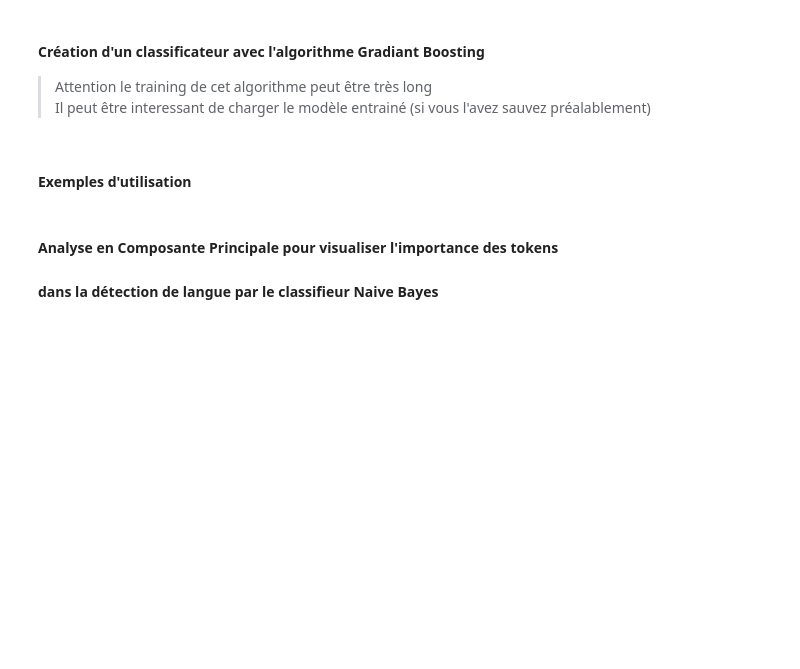
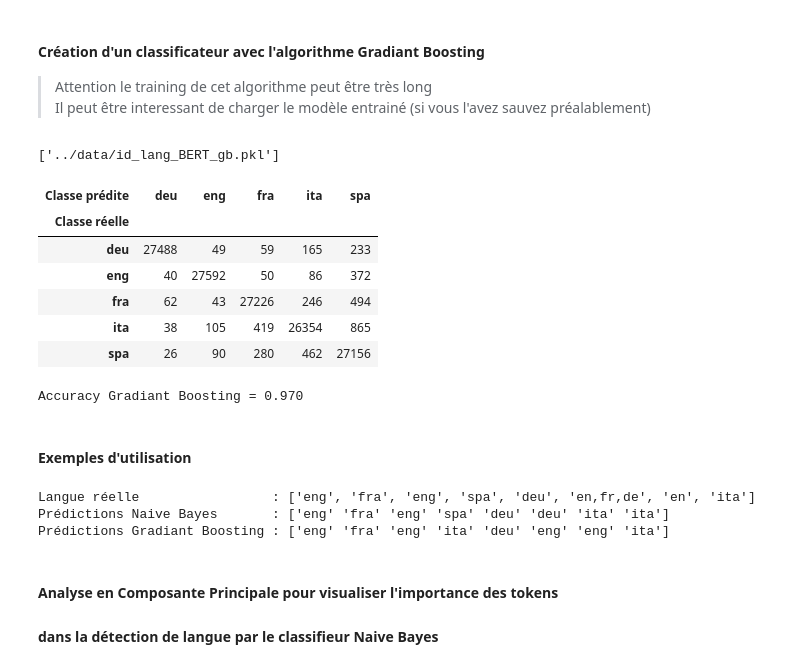
Before and after one commit to DataScientest-Studio/AVR23_CDS_Reco_vocale, a Jupyter notebook: notebooks/Detection de langue avec BERT ou Tiktoken rev1.ipynb, the cells around one changed output. Drawn from its saved outputs; the diff is of its cells as text; code cells hidden in the pictures; blank space fills up the shorter version.

```diff
--- a/notebooks/Detection de langue avec BERT ou Tiktoken rev1.ipynb
+++ b/notebooks/Detection de langue avec BERT ou Tiktoken rev1.ipynb
@@ -191,17 +191,28 @@ from sklearn.ensemble import GradientBoostingClassifier
 clf_gb = GradientBoostingClassifier(n_estimators=100, learning_rate=1, max_depth=1, random_state=0).fit(X_train, y_train)
 
 # Save the model to a file
-joblib.dump(clf_gb, "../data/"+get_file_name(titoken_tokenization,"gb"))
+# joblib.dump(clf_gb, "../data/"+get_file_name(titoken_tokenization,"gb"))
+# %% [output]
+['../data/id_lang_BERT_gb.pkl']
 # %%
 # Load the model from a file
-clf_gb = joblib.load("../data/"+get_file_name(titoken_tokenization,"gb"))
-dict_ids, decoded_keys = load_dict_token()
+# clf_gb = joblib.load("../data/"+get_file_name(titoken_tokenization,"gb"))
+# dict_ids, decoded_keys = load_dict_token()
 
 # Calculer les prédictions
 y_pred_gb = clf_gb.predict(X_test)
 accuracy_gradiant_boosting = accuracy_score(y_test, y_pred_gb)
 display(pd.crosstab(y_test,y_pred_gb,rownames=['Classe réelle'], colnames=['Classe prédite']))
 print("Accuracy Gradiant Boosting = {:.3f}".format(accuracy_gradiant_boosting))
+# %% [output]
+| Classe prédite | deu | eng | fra | ita | spa |
+| Classe réelle |  |  |  |  |  |
+| deu | 27488 | 49 | 59 | 165 | 233 |
+| eng | 40 | 27592 | 50 | 86 | 372 |
+| fra | 62 | 43 | 27226 | 246 | 494 |
+| ita | 38 | 105 | 419 | 26354 | 865 |
+| spa | 26 | 90 | 280 | 462 | 27156 |
+Accuracy Gradiant Boosting = 0.970
 # %% [markdown]
 #### Exemples d'utilisation
 # %%
@@ -227,6 +238,10 @@ predictions_gb = clf_gb.predict(create_BOW(exemple))
 print('Langue réelle                 :',['eng','fra','eng','spa','deu','en,fr,de','en','ita'])
 print('Prédictions Naive Bayes       :',predictions_nb)
 print('Prédictions Gradiant Boosting :',predictions_gb)
+# %% [output]
+Langue réelle                 : ['eng', 'fra', 'eng', 'spa', 'deu', 'en,fr,de', 'en', 'ita']
+Prédictions Naive Bayes       : ['eng' 'fra' 'eng' 'spa' 'deu' 'deu' 'ita' 'ita']
+Prédictions Gradiant Boosting : ['eng' 'fra' 'eng' 'ita' 'deu' 'eng' 'eng' 'ita']
 # %% [markdown]
 #### **Analyse en Composante Principale pour visualiser l'importance des tokens**
 #### dans la détection de langue par le classifieur Naive Bayes
```
Also changed, not shown: parts of 5 cells of this notebook, 3 other files.
